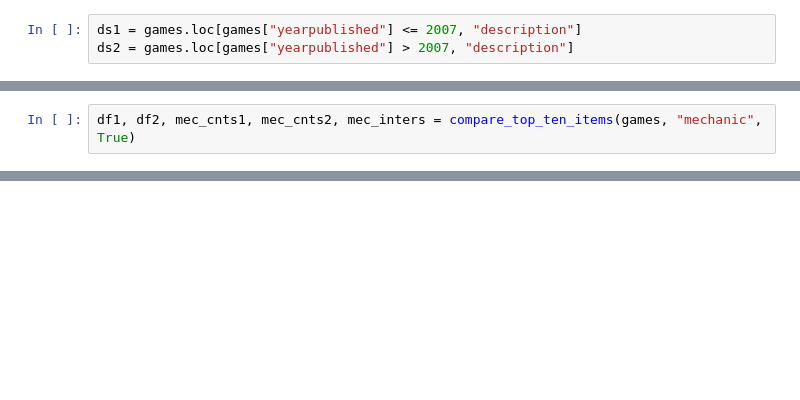
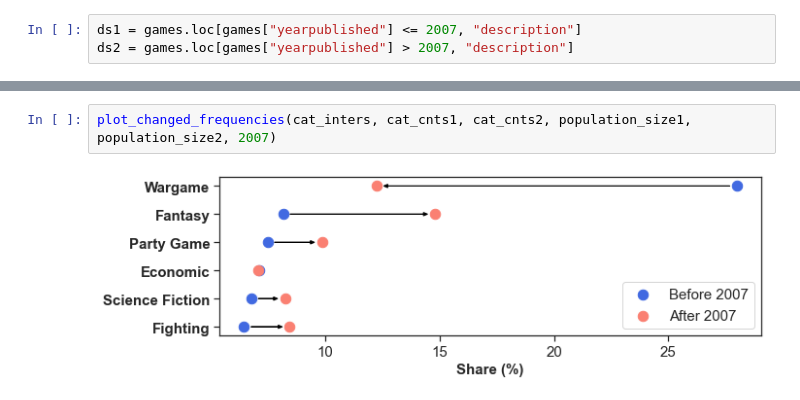
Before and after one commit to y5kim/board-game-analysis, a Jupyter notebook: Main.ipynb, the cells around one changed output, grey strips where cells are left out. Cells and saved outputs as stored; diff of their text form; blank space fills up the shorter version.

```diff
--- a/Main.ipynb
+++ b/Main.ipynb
@@ -97,2 +87,0 @@ df1, df2, mec_cnts1, mec_cnts2, mec_inters = compare_top_ten_items(games, "mecha
-# %%
-df1, df2, mec_cnts1, mec_cnts2, mec_inters = compare_top_ten_items(games, "mechanic", True)
@@ -157,0 +93,4 @@ plt.legend(loc="lower right", fontsize=15)
+# %%
+plot_changed_frequencies(cat_inters, cat_cnts1, cat_cnts2, population_size1, population_size2, 2007)
+# %% [output]
+[figure, added]
```
Also changed, not shown: parts of 21 cells of this notebook, 7 other files.
